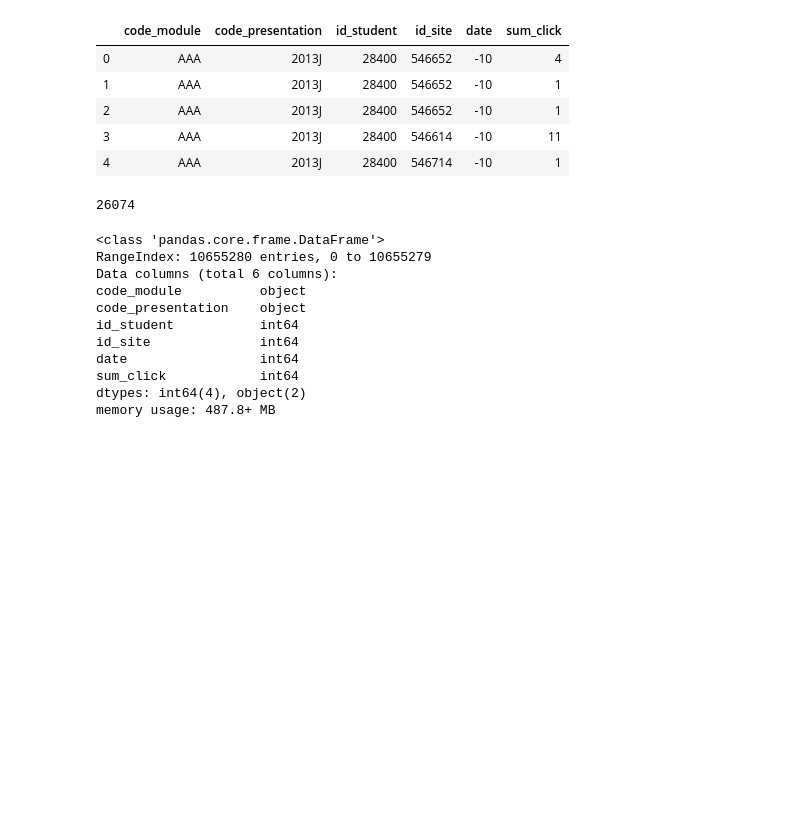
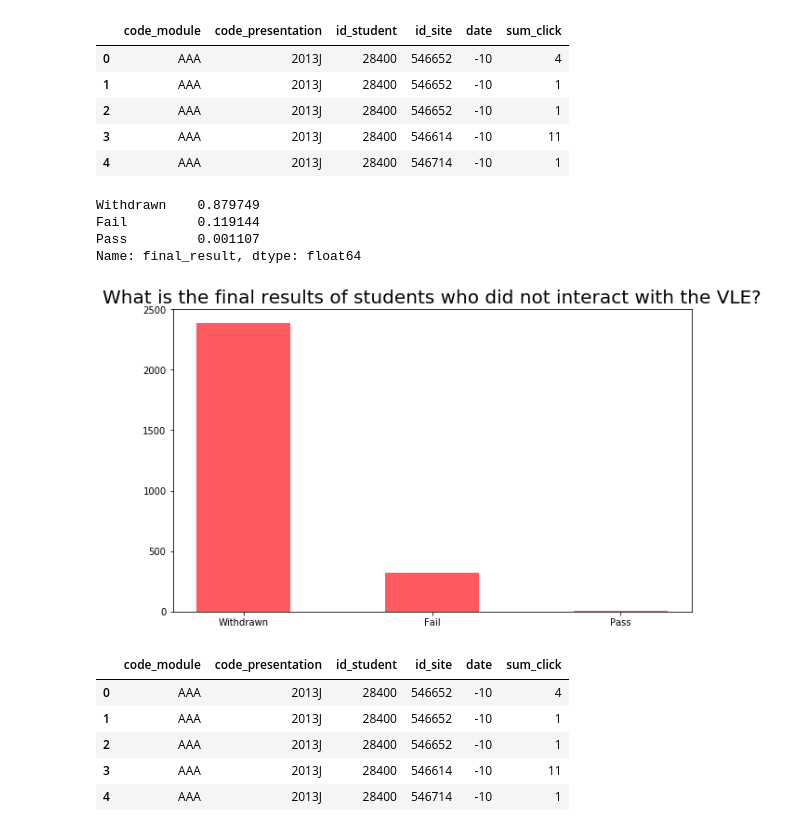
Before and after one commit to nikolholicka/curriculum, a Jupyter notebook: mod6/project_ideas/project_idea_2.ipynb, the cells around one changed output. Saved outputs shown, nothing was run; the diff lists cells and outputs as text; code cells hidden in the pictures; blank space fills up the shorter version.

```diff
--- a/mod6/project_ideas/project_idea_2.ipynb
+++ b/mod6/project_ideas/project_idea_2.ipynb
@@ -144,7 +130,3 @@ vle.head()
 | 2 | AAA | 2013J | 28400 | 546652 | -10 | 1 |
 | 3 | AAA | 2013J | 28400 | 546614 | -10 | 11 |
 | 4 | AAA | 2013J | 28400 | 546714 | -10 | 1 |
-# %%
-len(vle.id_student.unique())
-# %% [output]
-26074
@@ -152,0 +141,19 @@ len(vle.id_student.unique())
+# %%
+#let's find you which students are not in the VLE table
+unique_vle_students = set(vle.id_student)
+unique_total_students = set(st_clean.id_student)
+
+#this is a list of students who are not present in VLE df
+students_not_in_vle = list(unique_total_students.difference(unique_vle_students))
+
+#this is a dataframe with information about students who are not present in the VLE df
+df_not_in_vle = st_clean[st_clean.id_student.isin(students_not_in_vle)]
+# %%
+plot_cat_var(df_not_in_vle.final_result,'What is the final results of students who did not interact with the VLE?')
+df_not_in_vle.final_result.value_counts(normalize=True)
+# %% [output]
+Withdrawn    0.879749
+Fail         0.119144
+Pass         0.001107
+Name: final_result, dtype: float64
+[figure, added]
@@ -153,14 +165,9 @@ len(vle.id_student.unique())
 # %%
-vle.info()
+vle.head()
 # %% [output]
-<class 'pandas.core.frame.DataFrame'>
-RangeIndex: 10655280 entries, 0 to 10655279
-Data columns (total 6 columns):
-code_module          object
-code_presentation    object
-id_student           int64
-id_site              int64
-date                 int64
-sum_click            int64
-dtypes: int64(4), object(2)
-memory usage: 487.8+ MB
+|  | code_module | code_presentation | id_student | id_site | date | sum_click |
+| 0 | AAA | 2013J | 28400 | 546652 | -10 | 4 |
+| 1 | AAA | 2013J | 28400 | 546652 | -10 | 1 |
+| 2 | AAA | 2013J | 28400 | 546652 | -10 | 1 |
+| 3 | AAA | 2013J | 28400 | 546614 | -10 | 11 |
+| 4 | AAA | 2013J | 28400 | 546714 | -10 | 1 |
```
Also changed, not shown: parts of 33 cells of this notebook.
